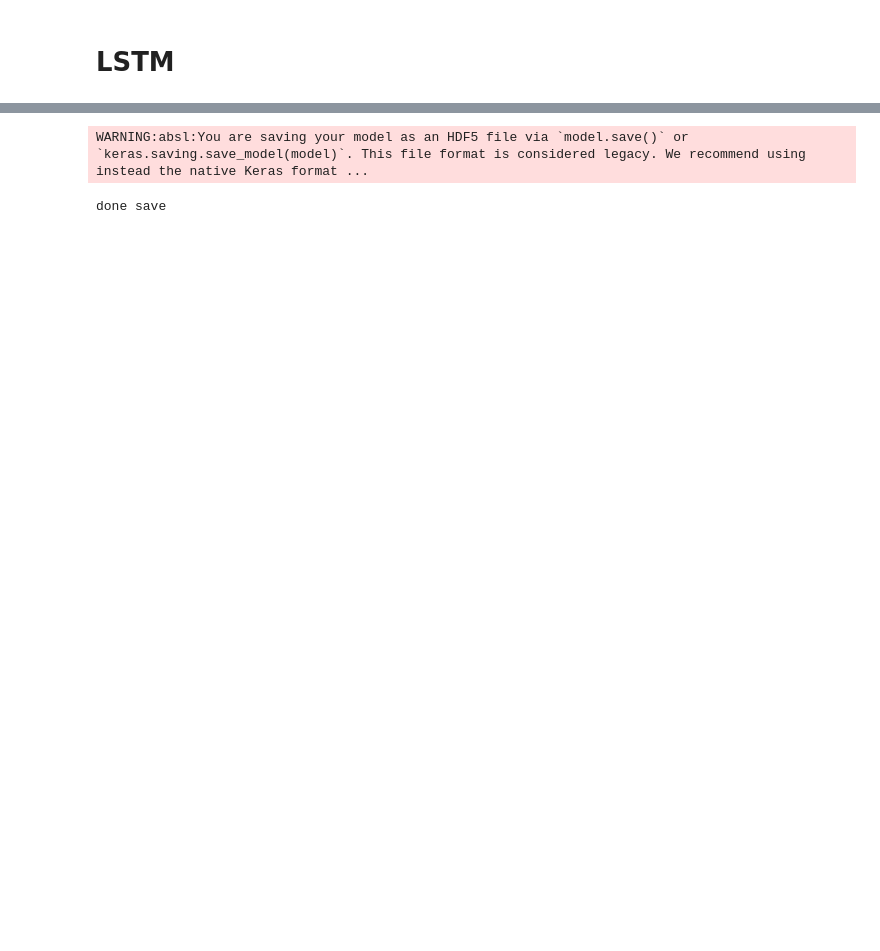
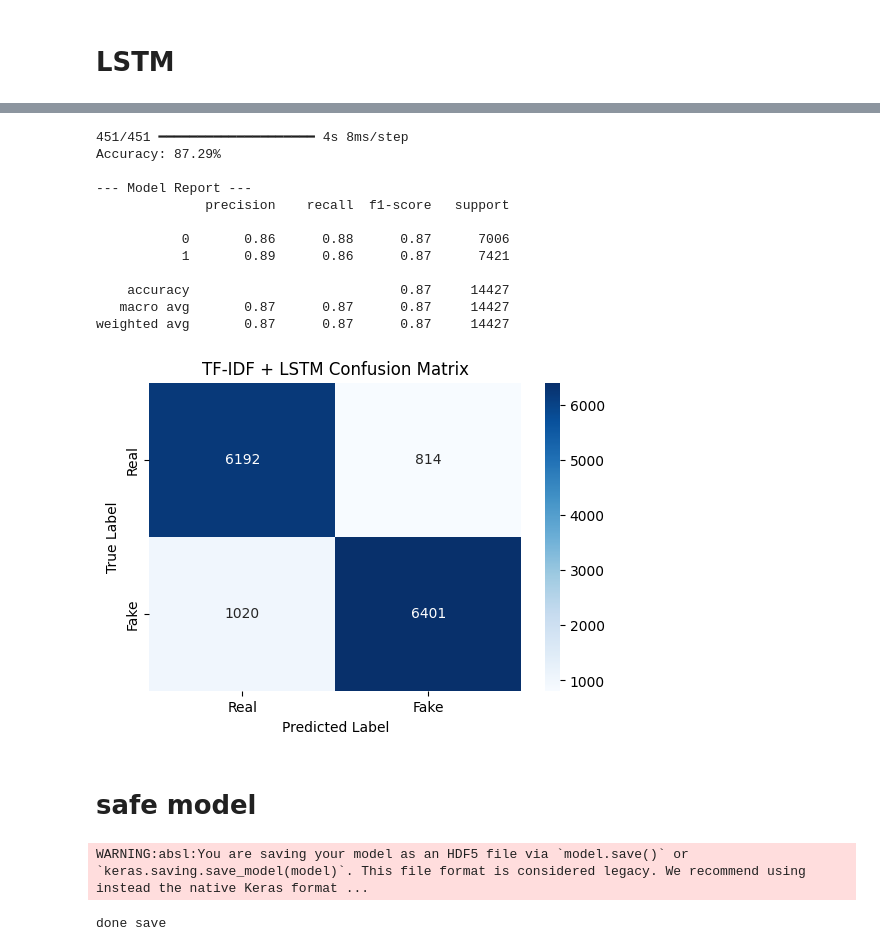
Before and after one commit to MohamedWage/Fake-News-Detection, a Jupyter notebook: project.ipynb, the cells around one changed output, grey strips where cells are left out. Drawn from its saved outputs; the diff is of its cells as text; code cells hidden in the pictures; blank space fills up the shorter version.

```diff
--- a/project.ipynb
+++ b/project.ipynb
@@ -258,0 +297,23 @@ weighted avg       0.96      0.96      0.96     14427
+# %%
+vectorizer = TfidfVectorizer(
+    max_df=0.8,
+    min_df=5,
+    max_features=3000
+    )
+X_train_tf_idf = vectorizer.fit_transform(X_train).toarray()
+X_train_lstm = X_train_tf_idf.reshape(X_train_tf_idf.shape[0], 50, 60)
+# %%
+model_tfidf = Sequential([
+    LSTM(64, input_shape = (50, 60), return_sequences=False),
+    Dropout(0.2),
+    Dense(32, activation='relu'),
+    Dense(1, activation='sigmoid')
+])
+
+model_tfidf.compile(optimizer='adam', loss='binary_crossentropy', metrics=['accuracy'])
+history = model_tfidf.fit(
+    X_train_lstm,
+    y_train,
+    epochs=3,
+    batch_size=32,
+    validation_split=0.2 )
@@ -259,3 +327,39 @@ weighted avg       0.96      0.96      0.96     14427
+# %%
+X_test_tf_idf = vectorizer.transform(X_test).toarray()
+X_test_lstm = X_test_tf_idf.reshape(X_test_tf_idf.shape[0], 50, 60)
+
+y_pred_probs = model_tfidf.predict(X_test_lstm)
+y_pred = (y_pred_probs > 0.5).astype("int32")
+
+
+print(f"Accuracy: {accuracy_score(y_test, y_pred) * 100:.2f}%")
+print("\n--- Model Report ---")
+print(classification_report(y_test, y_pred))
+
+plt.figure(figsize=(6,4))
+sns.heatmap(confusion_matrix(y_test, y_pred), annot=True, fmt='d',cmap='Blues',
+            xticklabels=['Real', 'Fake'],
+            yticklabels=['Real', 'Fake'])
+plt.xlabel('Predicted Label')
+plt.ylabel('True Label')
+plt.title('TF-IDF + LSTM Confusion Matrix')
+plt.show()
+# %% [output]
+451/451 ━━━━━━━━━━━━━━━━━━━━ 4s 8ms/step
+Accuracy: 87.29%
+
+--- Model Report ---
+              precision    recall  f1-score   support
+
+           0       0.86      0.88      0.87      7006
+           1       0.89      0.86      0.87      7421
+
+    accuracy                           0.87     14427
+   macro avg       0.87      0.87      0.87     14427
+weighted avg       0.87      0.87      0.87     14427
+[figure, added]
+# %% [markdown]
+# safe model
 # %%
 import pickle
 import os
```
Also changed, not shown: parts of 10 cells of this notebook, 1 other file.
